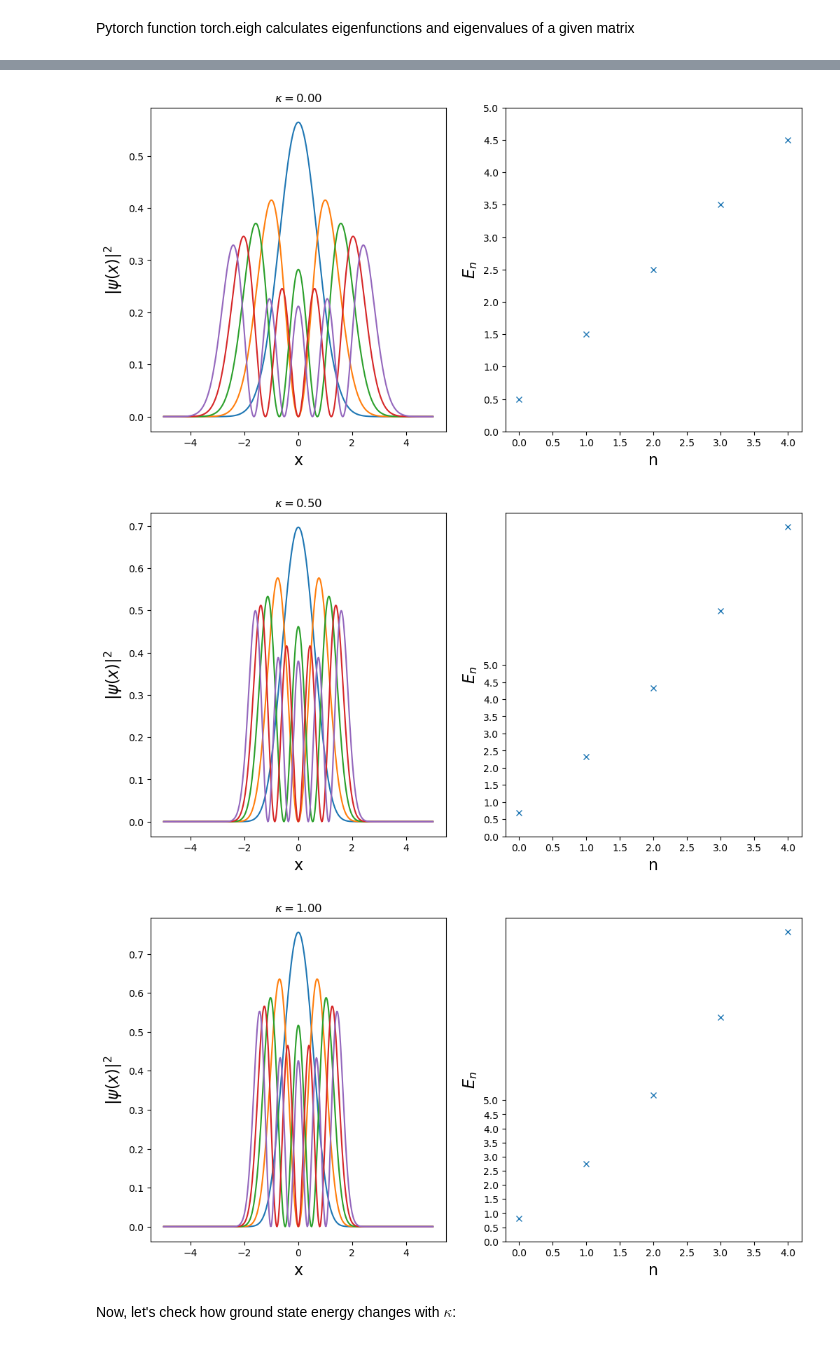
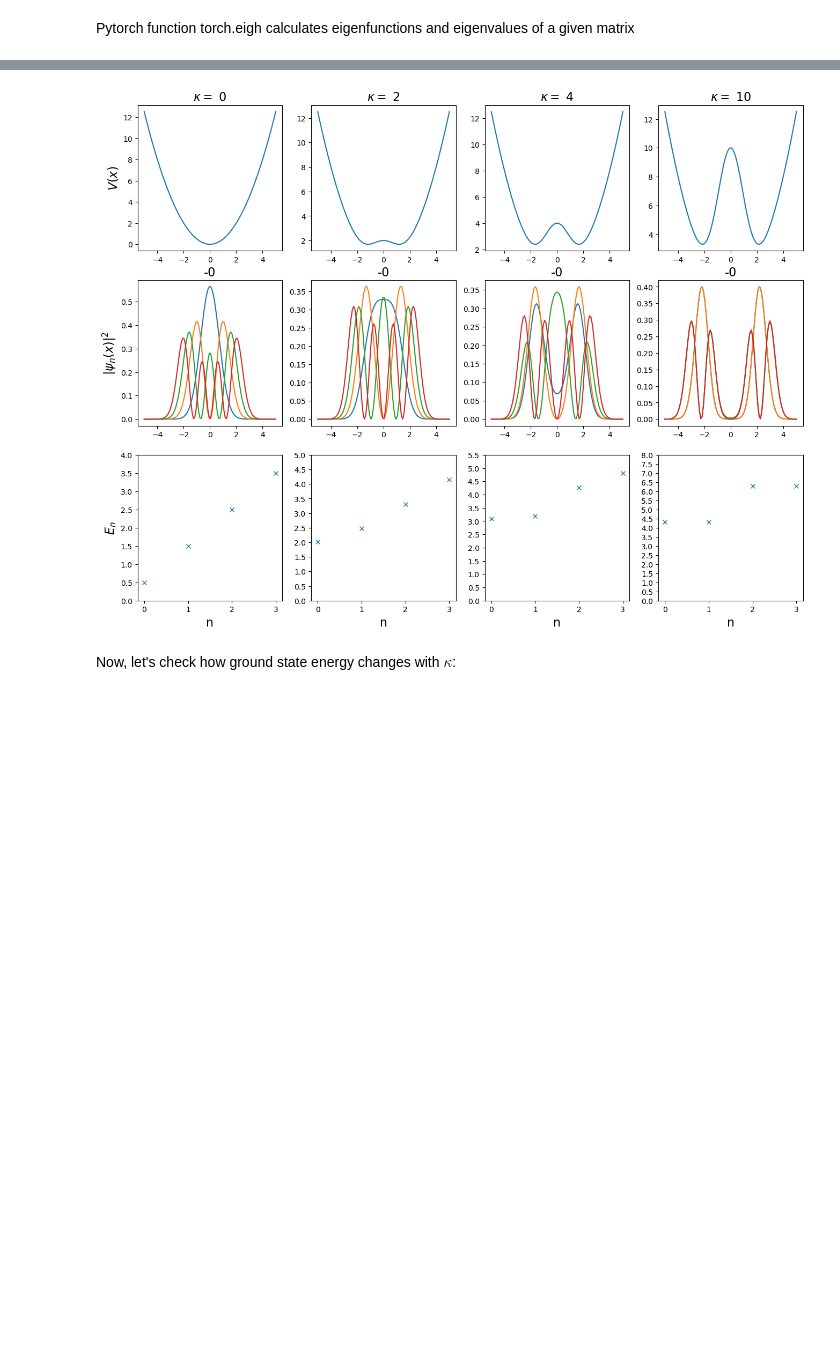
Before and after one commit to BorjaRequena/Neural-Network-Course, a Jupyter notebook: nbs/course/automatic_differentiation_pytorch.ipynb, the cells around one changed output, grey strips where cells are left out. Saved outputs shown, nothing was run; the diff lists cells and outputs as text; code cells hidden in the pictures; blank space fills up the shorter version.

```diff
--- a/nbs/course/automatic_differentiation_pytorch.ipynb
+++ b/nbs/course/automatic_differentiation_pytorch.ipynb
@@ -314,0 +337,15 @@ def get_H(kappa):
+# %%
+kappa_vec = torch.tensor([0, 2, 4, 10])
+
+N_kappa = kappa_vec.size(0)
+
+fig, ax = plt.subplots(1, N_kappa, figsize=(16,4))
+FontSize = 16
+for kappa_i in range(0, N_kappa):
+    kappa = kappa_vec[kappa_i]
+    V = get_potential(x,kappa)
+    ax[kappa_i].plot(x,V.detach().numpy())
+    ax[kappa_i].set_title(r"$\kappa = $ " + "{:2.2f}".format(kappa.item()))
+    ax[kappa_i].set_xlabel("x",fontsize=FontSize)
+ax[0].set_ylabel(r"$V(x)$",fontsize=FontSize)
+plt.show()
@@ -325,34 +364,35 @@ Finally, let's define system size $L = 10$, $N_x = 500$ discretization points, a
 # %%
-L = 10
-Nx = 500
-x = torch.linspace(-L/2,L/2,Nx)
-dx = x[1]-x[0]
+fig, ax = plt.subplots(3, N_kappa, figsize=(16,12))
+FontSize = 16
+for kappa_i in range(0, N_kappa):
+    kappa = kappa_vec[kappa_i]
+    V = get_potential(x,kappa)
+    ax[0,kappa_i].plot(x,V.detach().numpy())
+    ax[0,kappa_i].set_title(r"$\kappa = $ " + str(kappa.item()),fontsize=FontSize)
+    ax[0,kappa_i].set_xlabel("x",fontsize=FontSize)
 
-kappa_vec = torch.tensor([0, 0.5, 1])
-
-for kappa in kappa_vec:
     H = get_H(kappa)
     Energies, Vectors = eigh(H)
     rho = torch.abs(Vectors)**2/dx
+    n_max =  4            # maximal number of eigenstates
+    E_max = Energies[n_max] #
 
-    n_max = 5             # maximal number of eigenstates
-    E_max = (n_max + 0.5) #
-    fig, ax = plt.subplots(1,2, figsize=(12,6))
-    FontSize = 16
-    ax[0].set_title(r"$\kappa = $" + "{:2.2f}".format(kappa.item()))
     for i in range(0,n_max):
-        ax[0].plot(x,rho[:,i].detach().numpy())
-    ax[1].plot(Energies[0:n_max].detach().numpy(),'x')
-    ax[0].set_ylabel(r"$|\psi(x)|^2$",fontsize=FontSize)
-    ax[0].set_xlabel("x",fontsize=FontSize)
-    ax[1].set_ylabel(r"$E_n$",fontsize=FontSize)
-    ax[1].set_xlabel(r"n",fontsize=FontSize)
-    ax[1].set_yticks(np.arange(0,E_max,0.5))
-    plt.show()
+        ax[1,kappa_i].plot(x,rho[:,i].detach().numpy())
+    ax[2,kappa_i].plot(Energies[0:n_max].detach().numpy(),'x')
+
+    ax[0,kappa_i].set_xlabel("-0",fontsize=FontSize)
+
+    ax[2,kappa_i].set_xlabel(r"n",fontsize=FontSize)
+    ax[2,kappa_i].set_yticks(np.arange(0,E_max,0.5))
+
+
+ax[0,0].set_ylabel(r"$V(x)$",fontsize=FontSize)
+ax[1,0].set_ylabel(r"$|\psi_n(x)|^2$",fontsize=FontSize)
+ax[2,0].set_ylabel(r"$E_n$",fontsize=FontSize)
+plt.show()
 # %% [output]
-[figure, old version]
+[figure, new version]
-[figure, removed]
-[figure, removed]
 # %% [markdown]
 Now, let's check how ground state energy changes with $\kappa$:
 # %%
```
Also changed, not shown: parts of 11 cells of this notebook, 23 other files.
